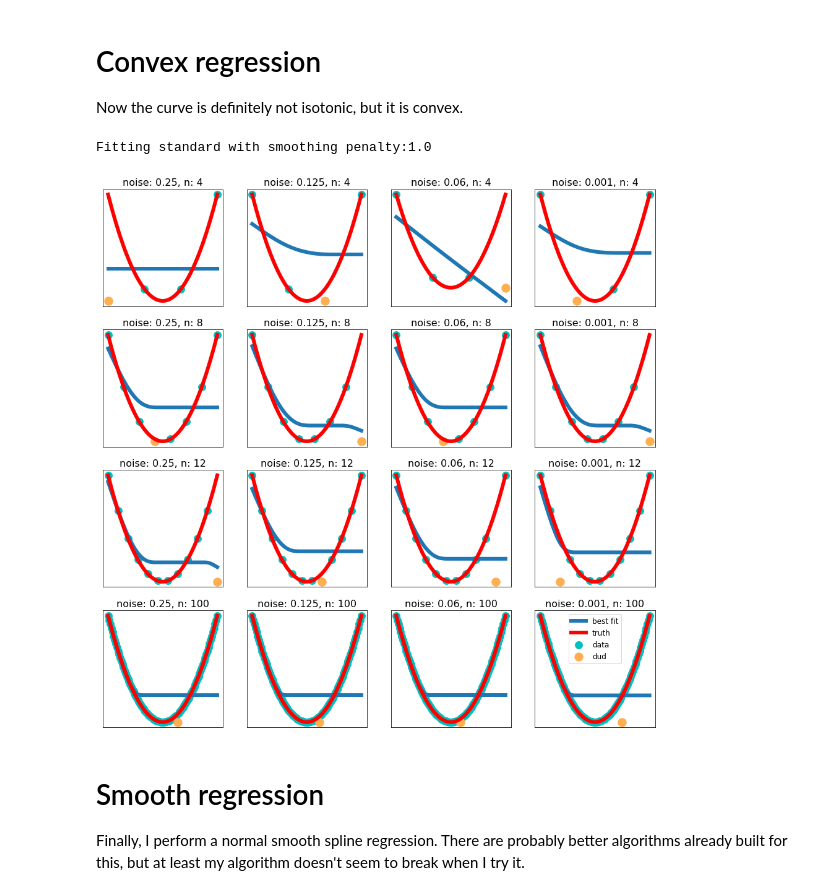
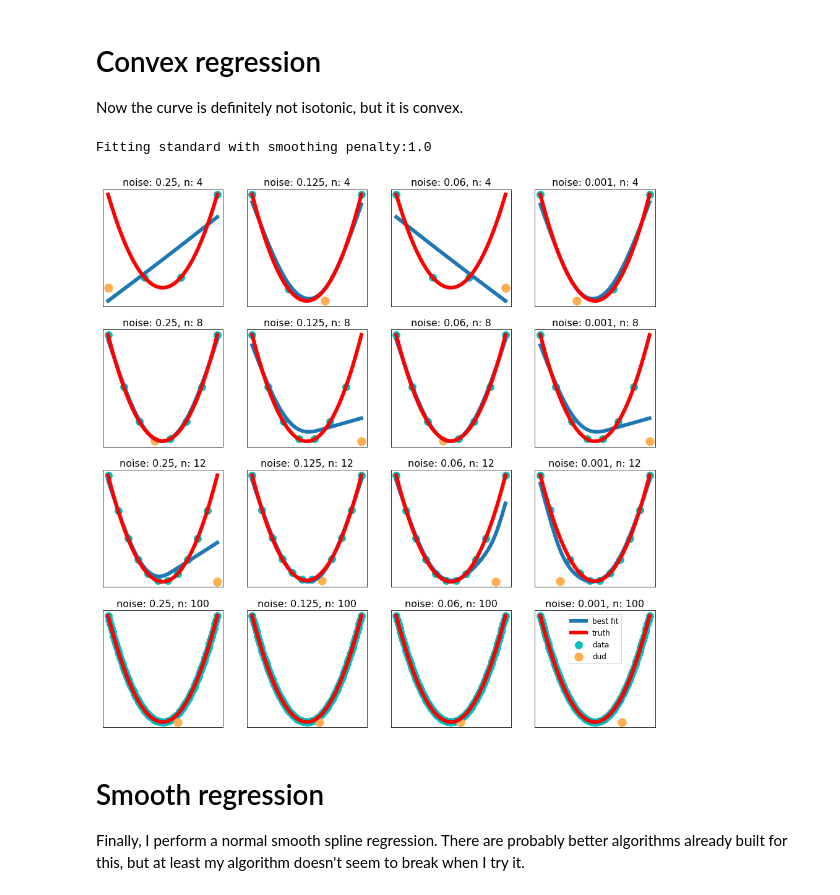
Before and after one commit to rhys-m-adams/Smooth-isotonic-convex-regressor, a Jupyter notebook: smooth_isotonic_regressor.ipynb, the cells around one changed output. Drawn from its saved outputs; the diff is of its cells as text; code cells hidden in the pictures.

```diff
--- a/smooth_isotonic_regressor.ipynb
+++ b/smooth_isotonic_regressor.ipynb
@@ -205,31 +205,32 @@ Now the curve is definitely not isotonic, but it is convex.
 # %%
 scan_x = np.linspace(0,1e4,100)
 true_fx = lambda in_x:(in_x-0.5e4)**2/1e4
 true_y = true_fx(scan_x)
+myf = isotonic_regressor(n_gridpoints, isotonic=0, convexity=1)
 
 fig,axes = plt.subplots(4,4,figsize=(16,16))
 for ii, n in enumerate([4,8,12,100]):
     for jj, noise in enumerate([0.25,0.125,0.06,0.001]):
         x = np.linspace(0, 1e4, n)
         y = true_fx(x) + np.random.randn(len(x))*noise
         catastrophe = np.random.randint(n)
         y[catastrophe] = -0.1
         BICs = myf.fit_alphas(x, y, alphas, min_x = min_val, max_x=max_val)
 
         axes[ii,jj].plot(scan_x, myf.predict(scan_x), label='best fit',lw=6)
         axes[ii,jj].plot(scan_x, true_y, label='truth',lw=6,c='r')
         axes[ii,jj].scatter(x,y,s=140,c='c',label='data')
         axes[ii,jj].scatter(x[catastrophe],y[catastrophe],s=180,c='#FFAF4F',label='dud')
         axes[ii,jj].set_title(f'noise: {noise}, n: {n}')
         axes[ii,jj].set_xticks([])
         axes[ii,jj].set_yticks([])
 
 axes[ii,jj].legend()
 plt.show()
 plt.close()
 # %% [output]
 Fitting standard with smoothing penalty:1.0
-[figure, old version]
+[figure, new version]
 # %% [markdown]
 # Smooth regression
 Finally, I perform a normal smooth spline regression. There are probably better algorithms already built for this, but at least my algorithm doesn't seem to break when I try it.
```
Also changed, not shown: parts of 1 cell of this notebook.
